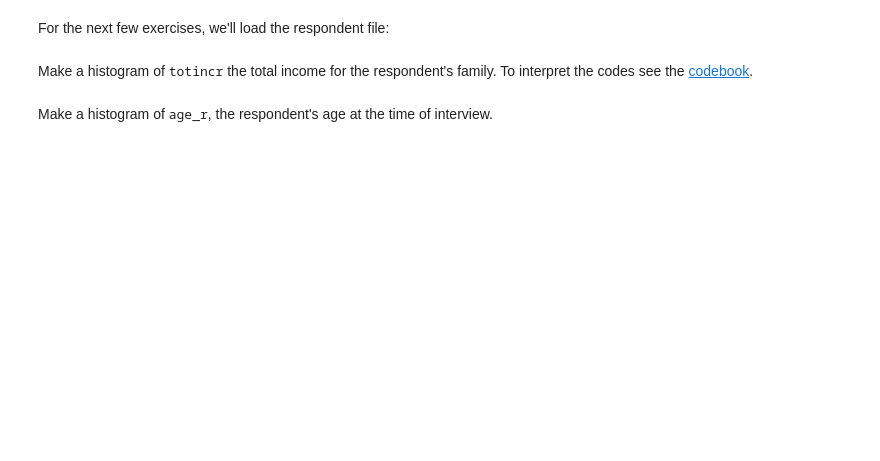
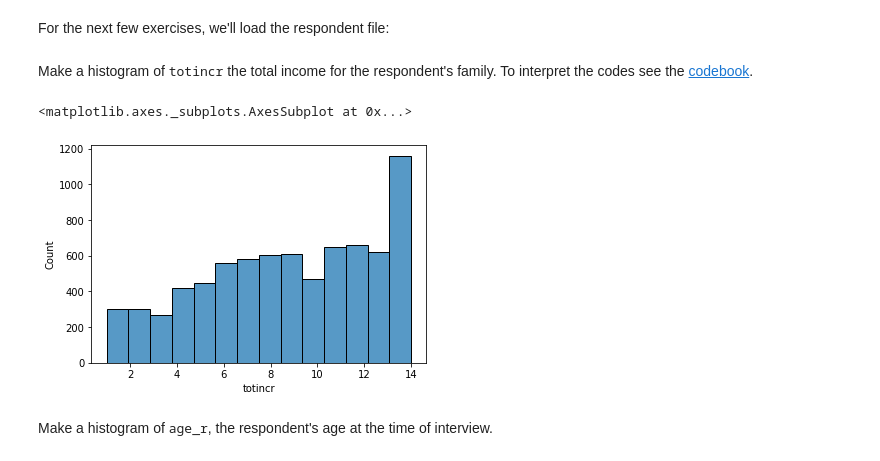
Before and after one commit to thribhu1/ThinkStats2, a Jupyter notebook: code/chap02ex.ipynb, the cells around one changed output. Saved outputs shown, nothing was run; the diff lists cells and outputs as text; code cells hidden in the pictures; blank space fills up the shorter version.

```diff
--- a/code/chap02ex.ipynb
+++ b/code/chap02ex.ipynb
@@ -239,5 +314,9 @@ resp = nsfg.ReadFemResp()
 Make a histogram of <tt>totincr</tt> the total income for the respondent's family.  To interpret the codes see the [codebook](http://www.icpsr.umich.edu/nsfg6/Controller?displayPage=labelDetails&fileCode=FEM&section=R&subSec=7876&srtLabel=607543).
 # %%
 # Solution goes here
+sns.histplot(resp.totincr,bins=14)
+# %% [output]
+<matplotlib.axes._subplots.AxesSubplot at 0x...>
+[figure, added]
 # %% [markdown]
 Make a histogram of <tt>age_r</tt>, the respondent's age at the time of interview.
```
Also changed, not shown: parts of 37 cells of this notebook, 1 other file.
